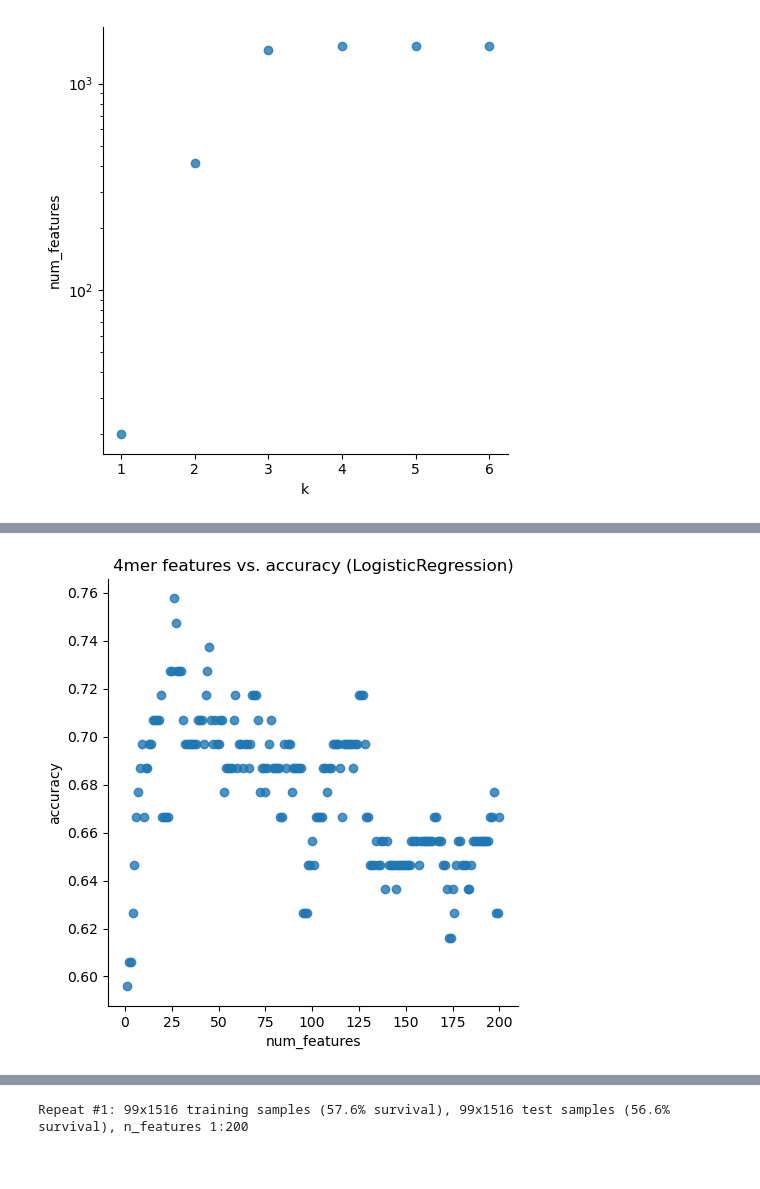
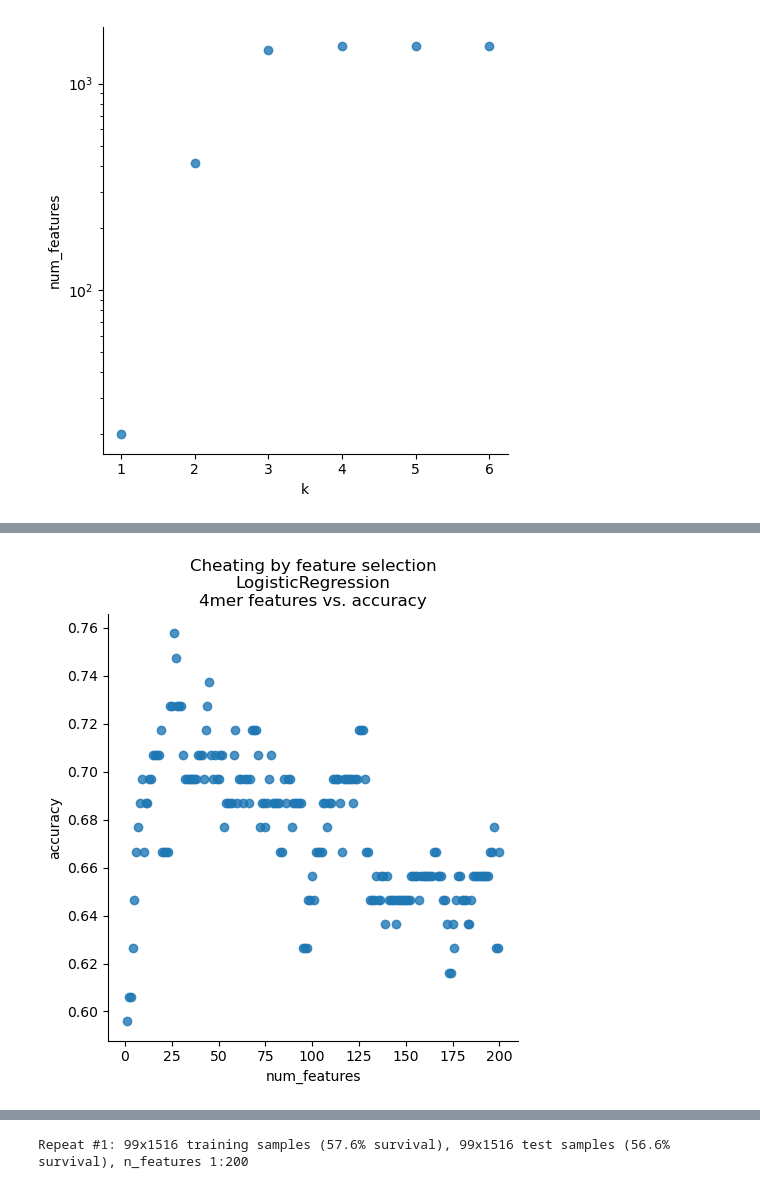
Before and after one commit to iskandr/bcb731, a Jupyter notebook: notebooks/3 - p-values vs accuracy.ipynb, the cells around one changed output, grey strips where cells are left out. Cells and saved outputs as stored; diff of their text form; code cells hidden in the pictures.

```diff
--- a/notebooks/3 - p-values vs accuracy.ipynb
+++ b/notebooks/3 - p-values vs accuracy.ipynb
@@ -749,10 +876,10 @@ ax = plot_km(
 # %%
 
 sns.lmplot(
     data=metrics, x="num_features", y="accuracy", fit_reg=False)
-plt.title("4mer features vs. accuracy (LogisticRegression)")
+plt.title("Cheating by feature selection\nLogisticRegression\n4mer features vs. accuracy")
 plt.savefig("num-4mer-features-vs-accuracy-logistic-regression.png")
 # %% [output]
-[figure, old version]
+[figure, new version]
 # %%
 sns.lmplot(metrics, x="num_features", y="AUC", fit_reg=False)
```
Also changed, not shown: parts of 61 cells of this notebook.
